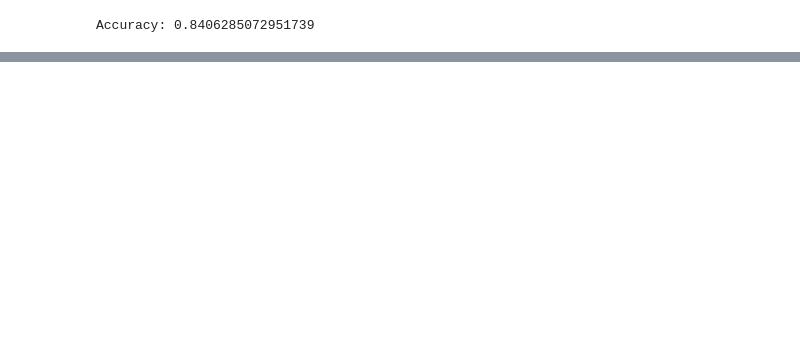
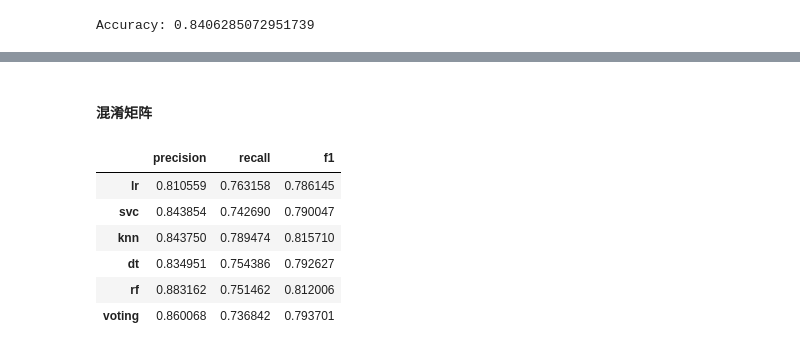
Before and after one commit to baqiyansheng/Titanic, a Jupyter notebook: src/titanic.ipynb, the cells around one changed output, grey strips where cells are left out. Drawn from its saved outputs; the diff is of its cells as text; code cells hidden in the pictures; blank space fills up the shorter version.

```diff
--- a/src/titanic.ipynb
+++ b/src/titanic.ipynb
@@ -268,0 +367,11 @@ Accuracy: 0.8406285072951739
+# %%
+# 选择效果比较好的模型，进行集成学习
+# 使用 VotingClassifier
+from sklearn.ensemble import VotingClassifier
+voting = VotingClassifier(estimators=[('lr', lr), ('svc', svc), ('knn', knn), ('dt', dt_best), ('rf', rf_best)], voting='soft')
+voting.fit(x_train, y_train)
+y_pred = voting.predict(x_train)
+print("Accuracy:", voting.score(x_train, y_train))
+y_test = voting.predict(x_test)
+result = pd.DataFrame({'PassengerId': test['PassengerId'], 'Survived': y_test})
+result.to_csv("../result/voting_predict.csv", index=False)
@@ -268,0 +412,49 @@ Accuracy: 0.8406285072951739
+# %% [markdown]
+#### 混淆矩阵
+# %%
+# 输出准确率、召回率、F1 值的表格
+from sklearn.metrics import confusion_matrix
+# 逻辑回归
+lr_cm = confusion_matrix(y_train, lr.predict(x_train))
+lr_precision = lr_cm[1, 1] / (lr_cm[0, 1] + lr_cm[1, 1])
+lr_recall = lr_cm[1, 1] / (lr_cm[1, 0] + lr_cm[1, 1])
+lr_f1 = 2 * lr_precision * lr_recall / (lr_precision + lr_recall)
+# SVM
+svc_cm = confusion_matrix(y_train, svc.predict(x_train))
+svc_precision = svc_cm[1, 1] / (svc_cm[0, 1] + svc_cm[1, 1])
+svc_recall = svc_cm[1, 1] / (svc_cm[1, 0] + svc_cm[1, 1])
+svc_f1 = 2 * svc_precision * svc_recall / (svc_precision + svc_recall)
+# KNN
+knn_cm = confusion_matrix(y_train, knn.predict(x_train))
+knn_precision = knn_cm[1, 1] / (knn_cm[0, 1] + knn_cm[1, 1])
+knn_recall = knn_cm[1, 1] / (knn_cm[1, 0] + knn_cm[1, 1])
+knn_f1 = 2 * knn_precision * knn_recall / (knn_precision + knn_recall)
+# 决策树
+dt_cm = confusion_matrix(y_train, dt_best.predict(x_train))
+dt_precision = dt_cm[1, 1] / (dt_cm[0, 1] + dt_cm[1, 1])
+dt_recall = dt_cm[1, 1] / (dt_cm[1, 0] + dt_cm[1, 1])
+dt_f1 = 2 * dt_precision * dt_recall / (dt_precision + dt_recall)
+# 随机森林
+rf_cm = confusion_matrix(y_train, rf_best.predict(x_train))
+rf_precision = rf_cm[1, 1] / (rf_cm[0, 1] + rf_cm[1, 1])
+rf_recall = rf_cm[1, 1] / (rf_cm[1, 0] + rf_cm[1, 1])
+rf_f1 = 2 * rf_precision * rf_recall / (rf_precision + rf_recall)
+# 融合模型
+voting_cm = confusion_matrix(y_train, voting.predict(x_train))
+voting_precision = voting_cm[1, 1] / (voting_cm[0, 1] + voting_cm[1, 1])
+voting_recall = voting_cm[1, 1] / (voting_cm[1, 0] + voting_cm[1, 1])
+voting_f1 = 2 * voting_precision * voting_recall / (voting_precision + voting_recall)
+# 表格形式输出
+df = pd.DataFrame({'precision': [lr_precision, svc_precision, knn_precision, dt_precision, rf_precision, voting_precision],
+                   'recall': [lr_recall, svc_recall, knn_recall, dt_recall, rf_recall, voting_recall],
+                   'f1': [lr_f1, svc_f1, knn_f1, dt_f1, rf_f1, voting_f1]},
+                  index=['lr', 'svc', 'knn', 'dt', 'rf', 'voting'])
+display(df)
+# %% [output]
+|  | precision | recall | f1 |
+| lr | 0.810559 | 0.763158 | 0.786145 |
+| svc | 0.843854 | 0.742690 | 0.790047 |
+| knn | 0.843750 | 0.789474 | 0.815710 |
+| dt | 0.834951 | 0.754386 | 0.792627 |
+| rf | 0.883162 | 0.751462 | 0.812006 |
+| voting | 0.860068 | 0.736842 | 0.793701 |
```
Also changed, not shown: parts of 21 cells of this notebook, 6 other files.
